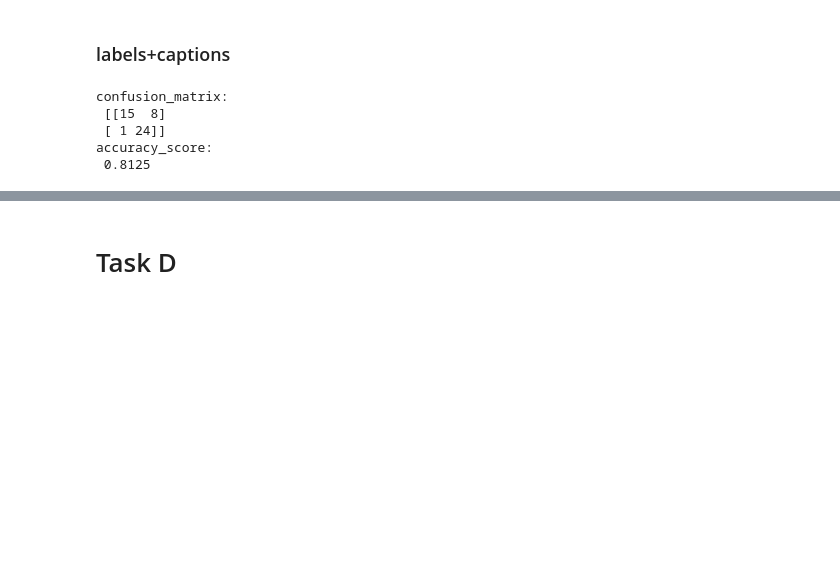
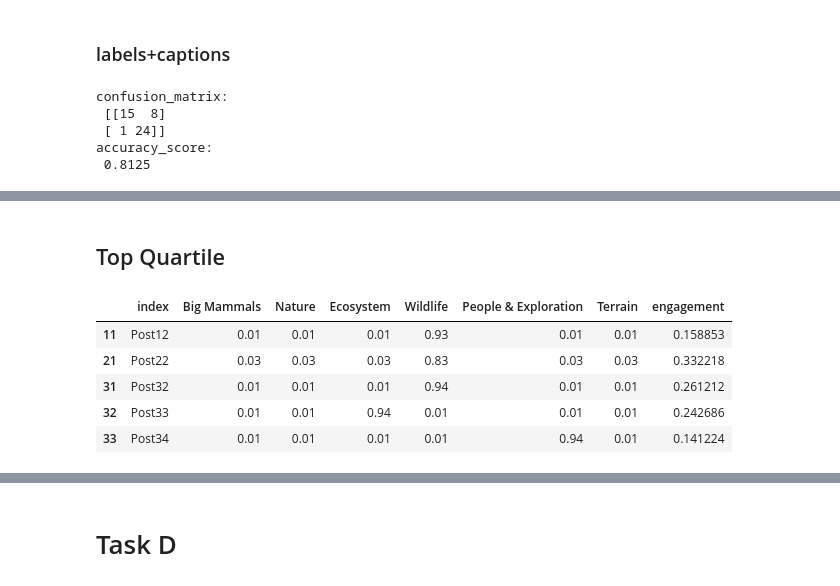
Before and after one commit to kwura/user-generated-content-analytics, a Jupyter notebook: A04/A04-Instagram.ipynb, the cells around one changed output, grey strips where cells are left out. Drawn from its saved outputs; the diff is of its cells as text; code cells hidden in the pictures; blank space fills up the shorter version.

```diff
--- a/A04/A04-Instagram.ipynb
+++ b/A04/A04-Instagram.ipynb
@@ -324,0 +674,13 @@ accuracy_score:
+# %% [markdown]
+## Top Quartile
+# %%
+# Top Quartile of engagement
+top_q = df_post_topic[df_post_topic.apply(lambda x: x['engagement'] > top_quartile, axis=1)]
+top_q.head()
+# %% [output]
+|  | index | Big Mammals | Nature | Ecosystem | Wildlife | People & Exploration | Terrain | engagement |
+| 11 | Post12 | 0.01 | 0.01 | 0.01 | 0.93 | 0.01 | 0.01 | 0.158853 |
+| 21 | Post22 | 0.03 | 0.03 | 0.03 | 0.83 | 0.03 | 0.03 | 0.332218 |
+| 31 | Post32 | 0.01 | 0.01 | 0.01 | 0.94 | 0.01 | 0.01 | 0.261212 |
+| 32 | Post33 | 0.01 | 0.01 | 0.94 | 0.01 | 0.01 | 0.01 | 0.242686 |
+| 33 | Post34 | 0.01 | 0.01 | 0.01 | 0.01 | 0.94 | 0.01 | 0.141224 |
```
Also changed, not shown: parts of 70 cells of this notebook.
